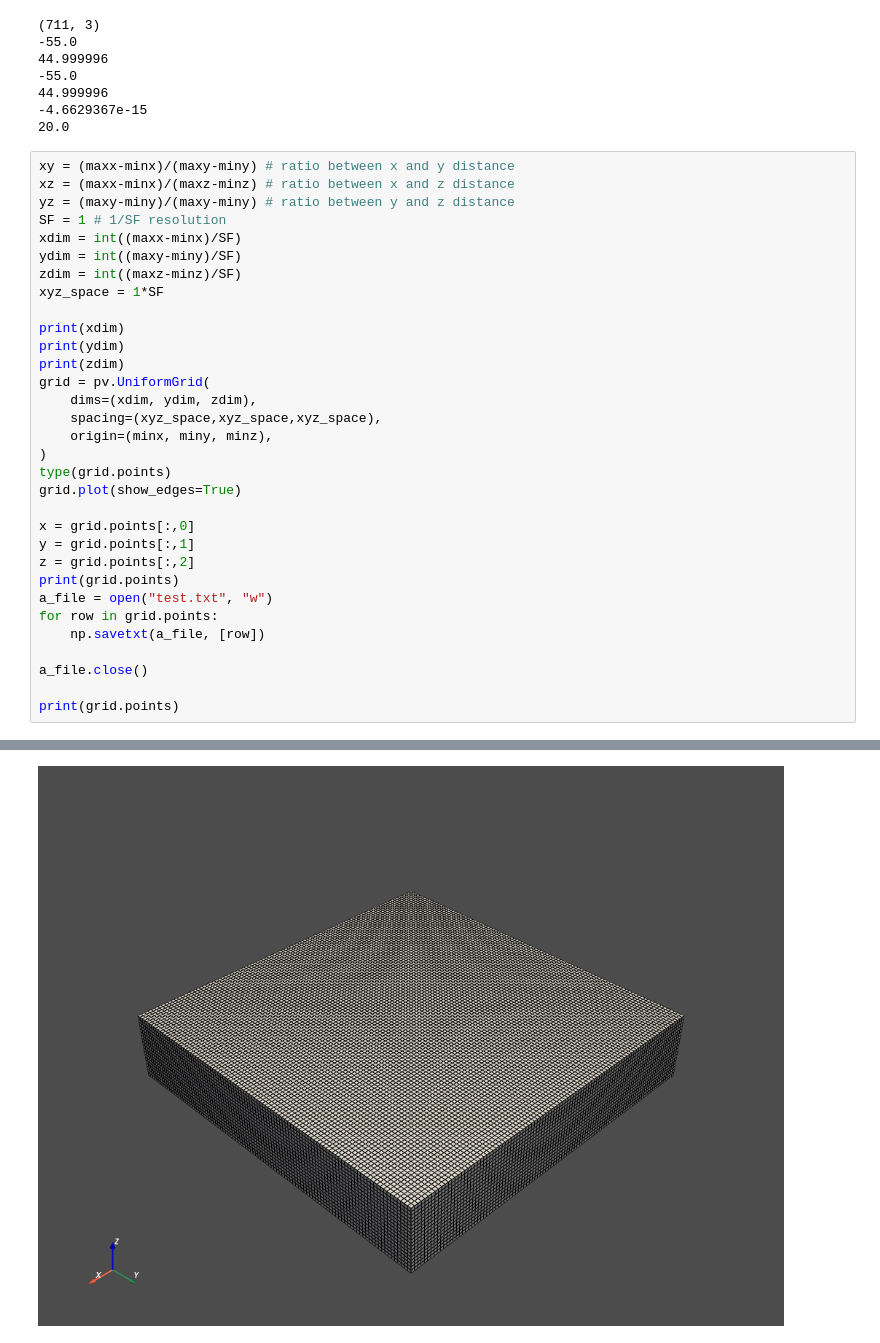
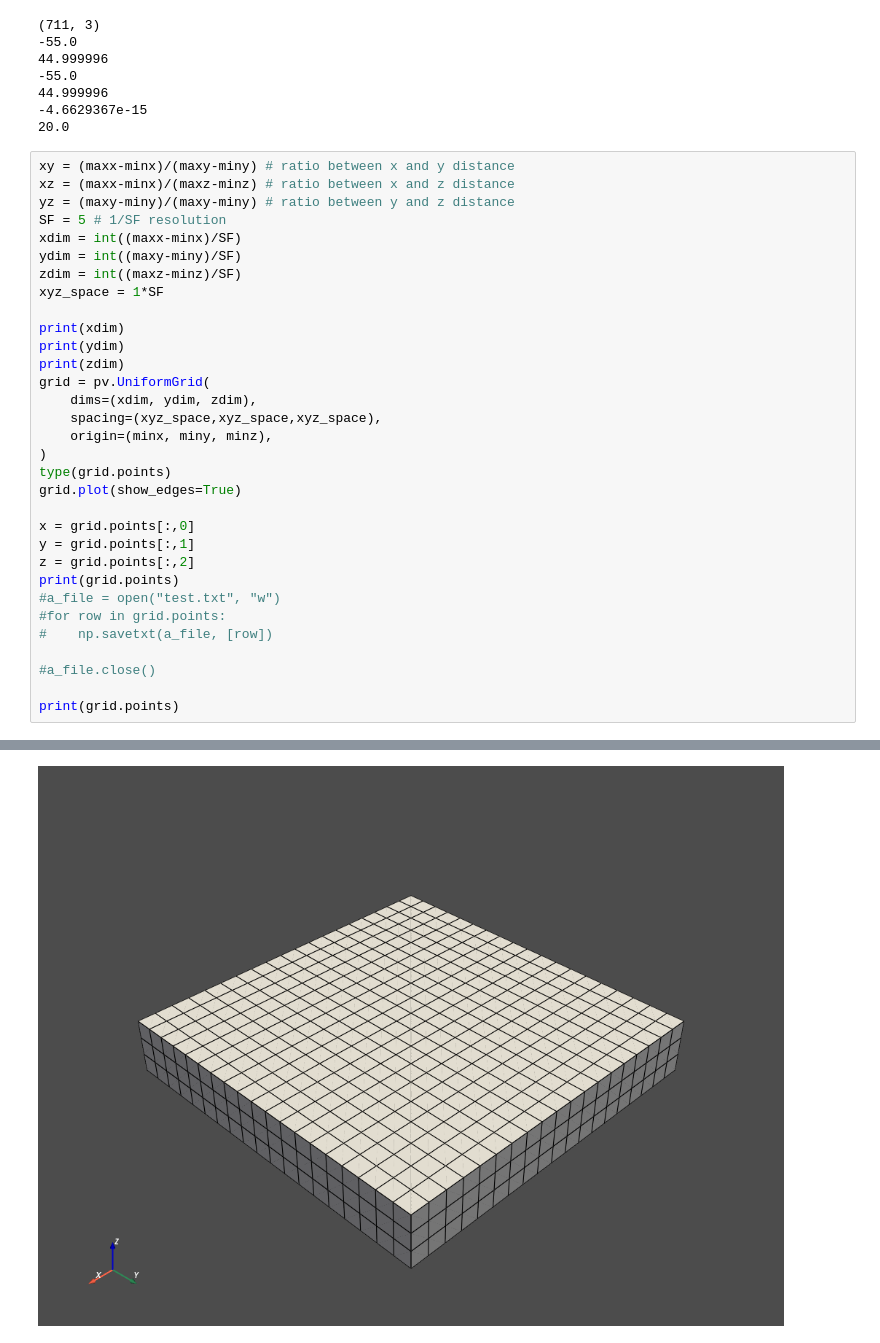
Before and after one commit to RileyYlagan/Wire-Routing-Optimization-Project, a Jupyter notebook: code/test.ipynb, the cells around one changed output, grey strips where cells are left out. Cells and saved outputs as stored; diff of their text form.

```diff
--- a/code/test.ipynb
+++ b/code/test.ipynb
@@ -157,7 +235,7 @@ print(maxz)
 xy = (maxx-minx)/(maxy-miny) # ratio between x and y distance
 xz = (maxx-minx)/(maxz-minz) # ratio between x and z distance
 yz = (maxy-miny)/(maxy-miny) # ratio between y and z distance
-SF = 1 # 1/SF resolution
+SF = 5 # 1/SF resolution
 xdim = int((maxx-minx)/SF)
 ydim = int((maxy-miny)/SF)
 zdim = int((maxz-minz)/SF)
@@ -178,11 +256,11 @@ x = grid.points[:,0]
 y = grid.points[:,1]
 z = grid.points[:,2]
 print(grid.points)
-a_file = open("test.txt", "w")
-for row in grid.points:
-    np.savetxt(a_file, [row])
+#a_file = open("test.txt", "w")
+#for row in grid.points:
+#    np.savetxt(a_file, [row])
 
-a_file.close()
+#a_file.close()
 
 print(grid.points)
 # %% [output]
@@ -192 +274 @@ print(grid.points)
-[figure, old version]
+[figure, new version]
```
Also changed, not shown: parts of 10 cells of this notebook, 10 other files.
